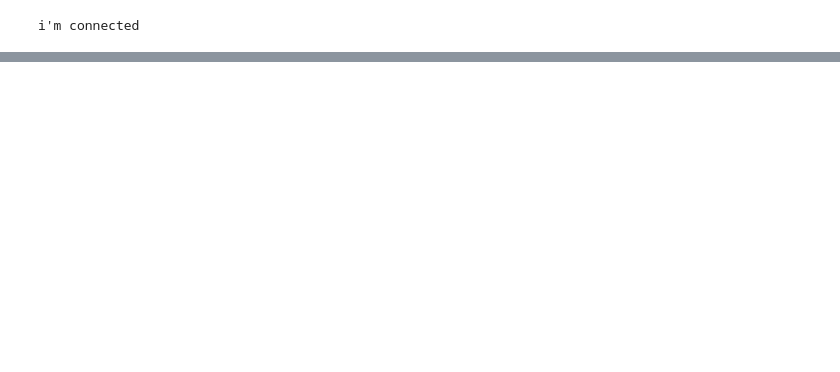
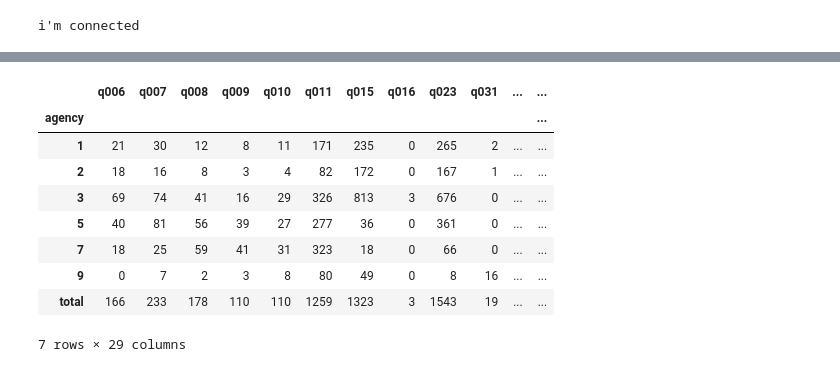
Before and after one commit to Kibrael/Edits, a Jupyter notebook: macro_engine.ipynb, the cells around one changed output, grey strips where cells are left out. Cells and saved outputs as stored; diff of their text form; code cells hidden in the pictures; blank space fills up the shorter version.

Commit message:
fixing errors, creating summary file

```diff
--- a/macro_engine.ipynb
+++ b/macro_engine.ipynb
@@ -88,0 +105,6 @@ WITH numer AS (SELECT agency ,CONCAT(agency,rid) AS arid ,COUNT(sequence) as num
+# %%
+#create new df copy for summary table
+summary_df = macro_df.copy() #copy df to create summary table
+summary_df.drop(['q081_numer', 'q081_denom', 'q015_count'], axis=1, inplace=True)#drop unnecessary columns
+summary_df = summary_df.rename(columns={'q015_value':'q015'}) #standardize names
+summary_df.head() #view df for checking errors
@@ -88,0 +119,23 @@ WITH numer AS (SELECT agency ,CONCAT(agency,rid) AS arid ,COUNT(sequence) as num
+# %%
+#get counts of macro edits by agency code
+by_agency_df = summary_df.groupby('agency').count() #produce counts of each edit type
+by_agency_df.drop('arid', axis=1, inplace=True) #drop arid
+
+#add total index and sum each edit count
+sum_df = by_agency_df.sum() #put sums of edits in new frame
+sum_df.name=('total') #name the frame (required to append)
+by_agency_df = by_agency_df.append(sum_df)
+by_agency_df['totals'] = by_agency_df.sum(axis=1)
+by_agency_df.to_csv('macro_by_agency.csv') #write to file
+by_agency_df #display df for error checking
+# %% [output]
+|  | q006 | q007 | q008 | q009 | q010 | q011 | q015 | q016 | q023 | q031 | ... | ... |
+| agency |  |  |  |  |  |  |  |  |  |  |  | ... |
+| 1 | 21 | 30 | 12 | 8 | 11 | 171 | 235 | 0 | 265 | 2 | ... | ... |
+| 2 | 18 | 16 | 8 | 3 | 4 | 82 | 172 | 0 | 167 | 1 | ... | ... |
+| 3 | 69 | 74 | 41 | 16 | 29 | 326 | 813 | 3 | 676 | 0 | ... | ... |
+| 5 | 40 | 81 | 56 | 39 | 27 | 277 | 36 | 0 | 361 | 0 | ... | ... |
+| 7 | 18 | 25 | 59 | 41 | 31 | 323 | 18 | 0 | 66 | 0 | ... | ... |
+| 9 | 0 | 7 | 2 | 3 | 8 | 80 | 49 | 0 | 8 | 16 | ... | ... |
+| total | 166 | 233 | 178 | 110 | 110 | 1259 | 1323 | 3 | 1543 | 19 | ... | ... |
+7 rows × 29 columns
```
Also changed, not shown: parts of 4 cells of this notebook, 6 other files.
